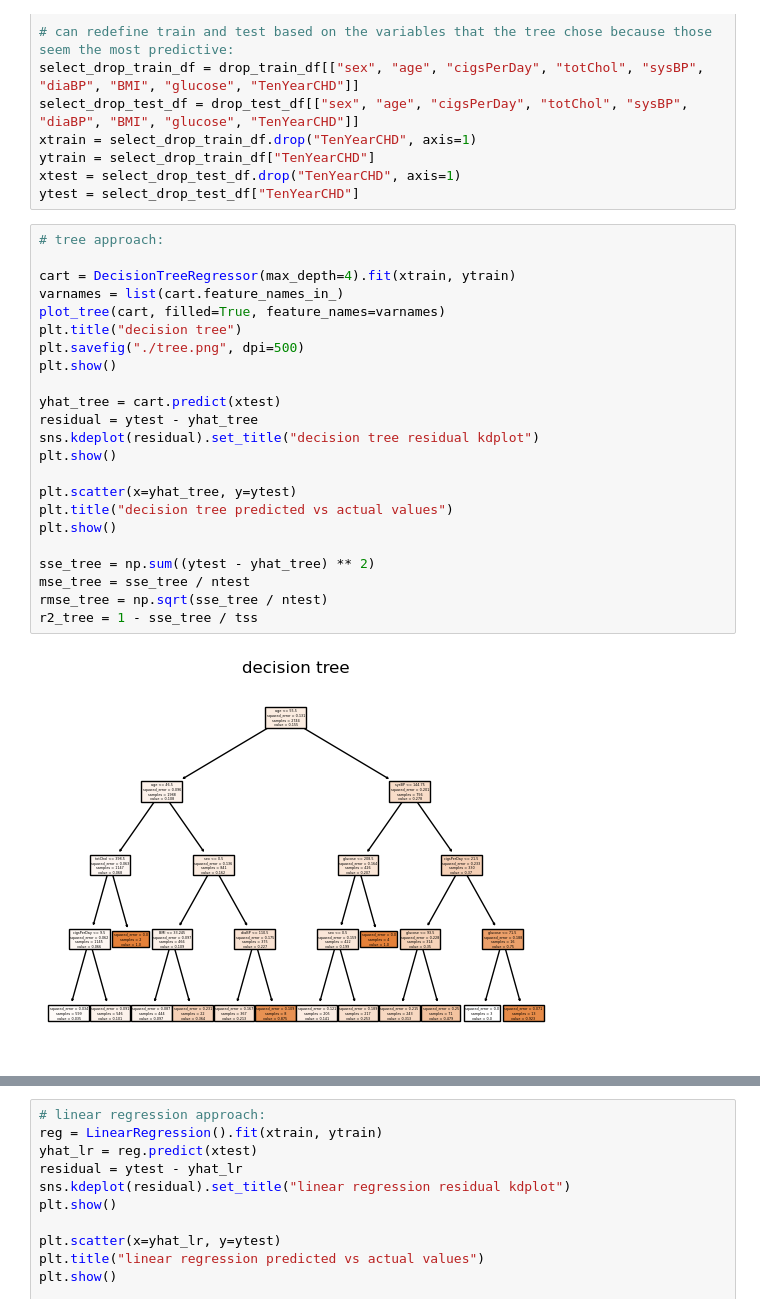
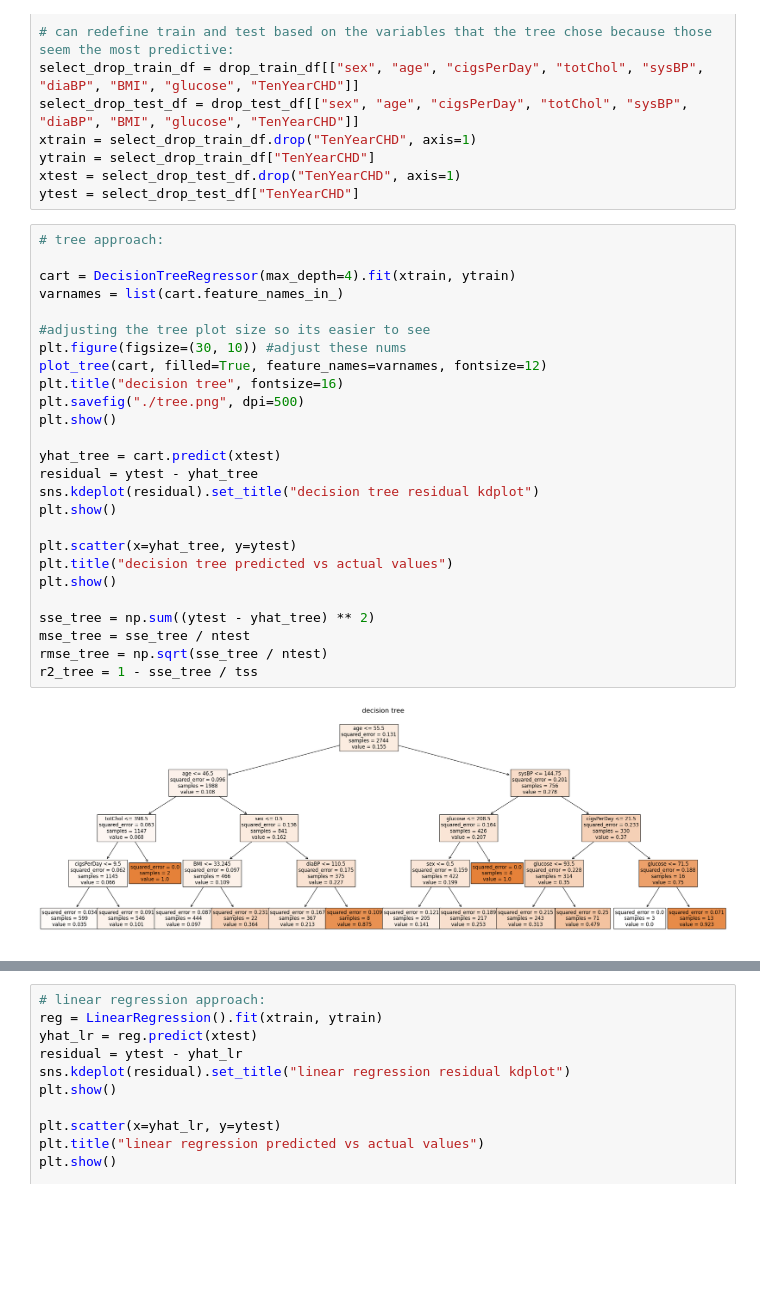
Before and after one commit to ryandinnh/project_chd, a Jupyter notebook: project_chd_outline.ipynb, the cells around one changed output, grey strips where cells are left out. Saved outputs shown, nothing was run; the diff lists cells and outputs as text; blank space fills up the shorter version.

```diff
--- a/project_chd_outline.ipynb
+++ b/project_chd_outline.ipynb
@@ -247,27 +250,30 @@ ytest = select_drop_test_df["TenYearCHD"]
 # %%
 # tree approach:
 
 cart = DecisionTreeRegressor(max_depth=4).fit(xtrain, ytrain)
 varnames = list(cart.feature_names_in_)
-plot_tree(cart, filled=True, feature_names=varnames)
-plt.title("decision tree")
+
+#adjusting the tree plot size so its easier to see
+plt.figure(figsize=(30, 10)) #adjust these nums
+plot_tree(cart, filled=True, feature_names=varnames, fontsize=12)
+plt.title("decision tree", fontsize=16)
 plt.savefig("./tree.png", dpi=500)
 plt.show()
 
 yhat_tree = cart.predict(xtest)
 residual = ytest - yhat_tree
 sns.kdeplot(residual).set_title("decision tree residual kdplot")
 plt.show()
 
 plt.scatter(x=yhat_tree, y=ytest)
 plt.title("decision tree predicted vs actual values")
 plt.show()
 
 sse_tree = np.sum((ytest - yhat_tree) ** 2)
 mse_tree = sse_tree / ntest
 rmse_tree = np.sqrt(sse_tree / ntest)
 r2_tree = 1 - sse_tree / tss
 # %% [output]
-[figure, old version]
+[figure, new version]
 [figure]
 [figure]
```
Also changed, not shown: parts of 7 cells of this notebook, 2 other files.
